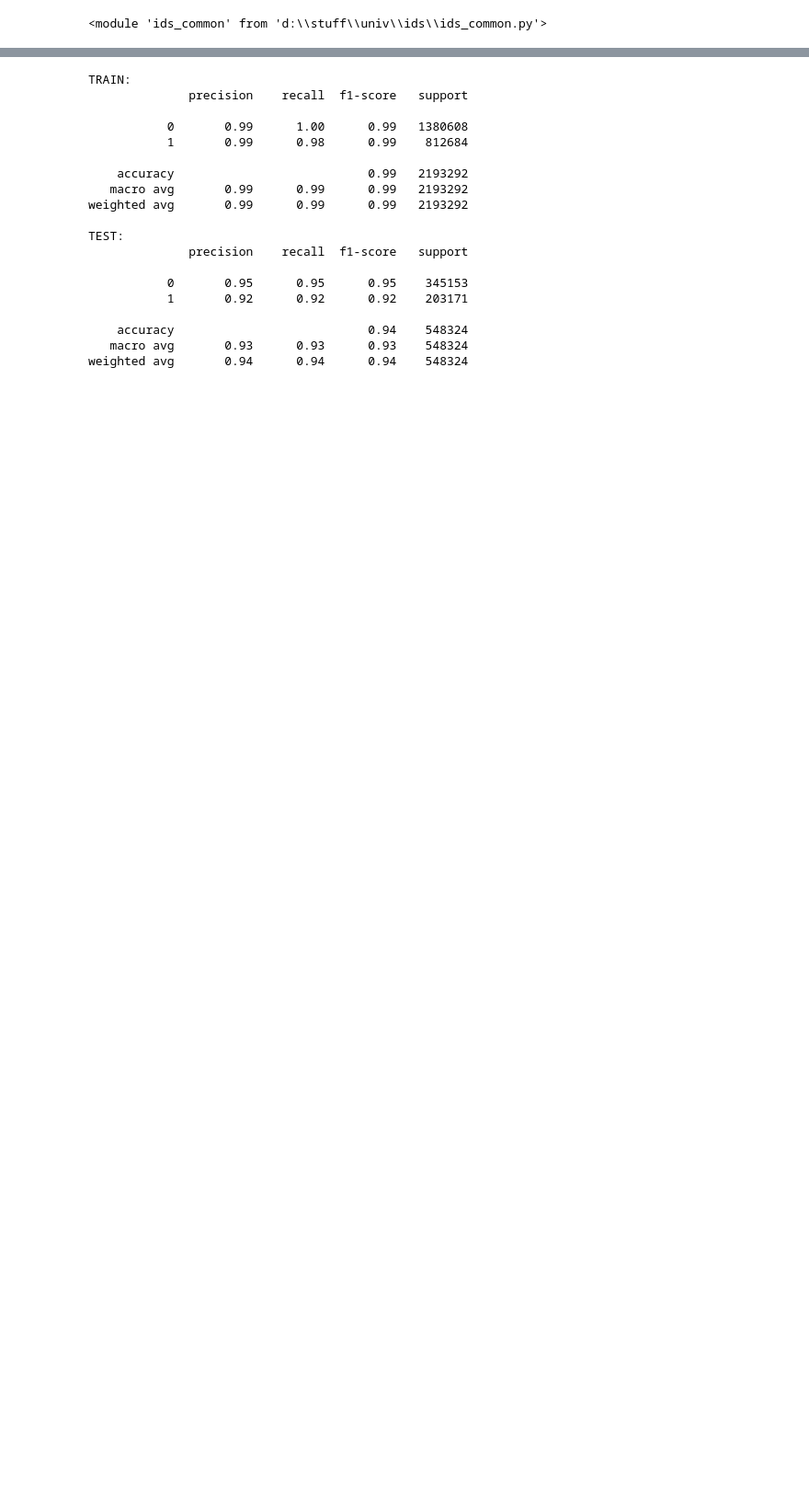
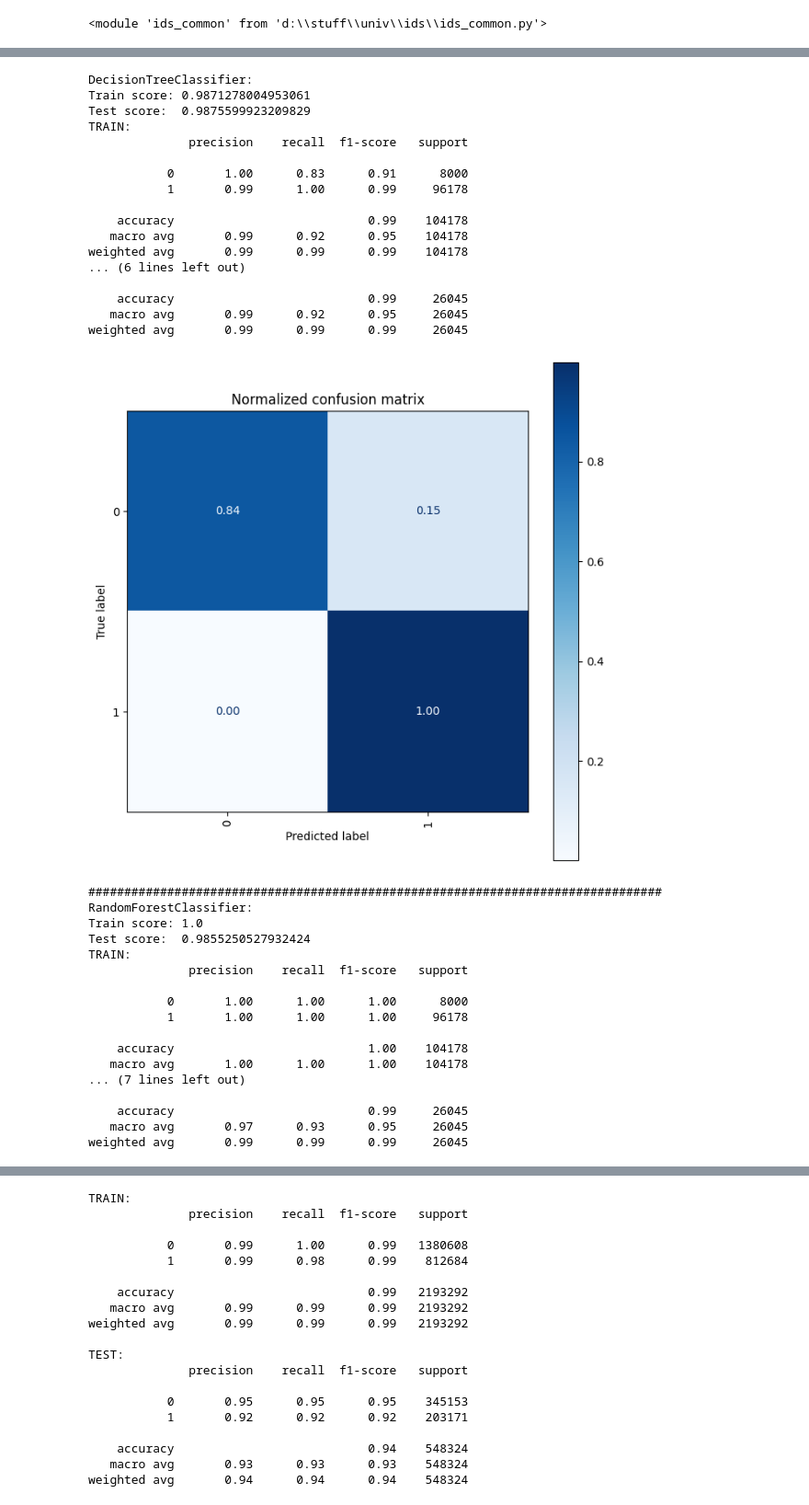
Before and after one commit to pro1710/ids, a Jupyter notebook: ml_interim.ipynb, the cells around one changed output, grey strips where cells are left out. Shown at 92% size. Saved outputs shown, nothing was run; the diff lists cells and outputs as text; code cells hidden in the pictures; blank space fills up the shorter version.

```diff
--- a/ml_interim.ipynb
+++ b/ml_interim.ipynb
@@ -53,2 +34,2 @@ SEED = 42
 # %%
-df_orig = pd.read_csv('./sampled_data/sample_1/clean_dataset.csv', low_memory=False)
+df_orig = pd.read_csv('./sampled_data/sample_1/clean_ml_sample.csv', low_memory=False)
@@ -84,0 +82,73 @@ X_test_classification=(193879, 61)   y_test_classification=(193879,)
+# %%
+from sklearn.tree import DecisionTreeClassifier
+from sklearn.ensemble import RandomForestClassifier
+from sklearn.linear_model import LogisticRegression
+from sklearn.neighbors import KNeighborsClassifier
+from sklearn.discriminant_analysis import QuadraticDiscriminantAnalysis
+from sklearn.ensemble import AdaBoostClassifier
+import xgboost as xgb
+
+models = [
+    DecisionTreeClassifier(
+        **{'criterion': 'entropy', 'max_depth': 16}, random_state=SEED),
+    RandomForestClassifier(
+        **{'criterion': 'entropy', 'max_depth': 128, 'max_features': 'log2', 'n_estimators': 100},random_state=SEED),
+    LogisticRegression(
+        **{'C': 1, 'penalty': 'l2', 'solver': 'lbfgs'}, max_iter=10000, random_state=SEED),
+    KNeighborsClassifier(5),
+    QuadraticDiscriminantAnalysis(),
+    AdaBoostClassifier(algorithm="SAMME", random_state=SEED),
+    xgb.XGBClassifier(objective="binary:logistic", random_state=SEED)
+
+]
+# %%
+for cls in models:
+    cls.fit(X_train, y_train)
+
+    y_train_predict = cls.predict(X_train)
+    y_test_predict = cls.predict(X_test)
+
+    print(f'{cls.__class__.__name__}:')
+    print(f'Train score: {cls.score(X_train, y_train)}')
+    print(f'Test score:  {cls.score(X_test, y_test)}')
+
+    ids_common.report(y_train, y_train_predict, y_test, y_test_predict)
+    ids_common.plot_cm(y_test, y_test_predict)
+
+    print('#'*80)
+# %% [output]
+DecisionTreeClassifier:
+Train score: 0.9871278004953061
+Test score:  0.9875599923209829
+TRAIN:
+              precision    recall  f1-score   support
+
+           0       1.00      0.83      0.91      8000
+           1       0.99      1.00      0.99     96178
+
+    accuracy                           0.99    104178
+   macro avg       0.99      0.92      0.95    104178
+weighted avg       0.99      0.99      0.99    104178
+... (6 lines left out)
+
+    accuracy                           0.99     26045
+   macro avg       0.99      0.92      0.95     26045
+weighted avg       0.99      0.99      0.99     26045
+[figure, added]
+################################################################################
+RandomForestClassifier:
+Train score: 1.0
+Test score:  0.9855250527932424
+TRAIN:
+              precision    recall  f1-score   support
+
+           0       1.00      1.00      1.00      8000
+           1       1.00      1.00      1.00     96178
+
+    accuracy                           1.00    104178
+   macro avg       1.00      1.00      1.00    104178
+... (7 lines left out)
+
+    accuracy                           0.99     26045
+   macro avg       0.97      0.93      0.95     26045
+weighted avg       0.99      0.99      0.99     26045
```
Also changed, not shown: parts of 11 cells of this notebook, 2 other files.
